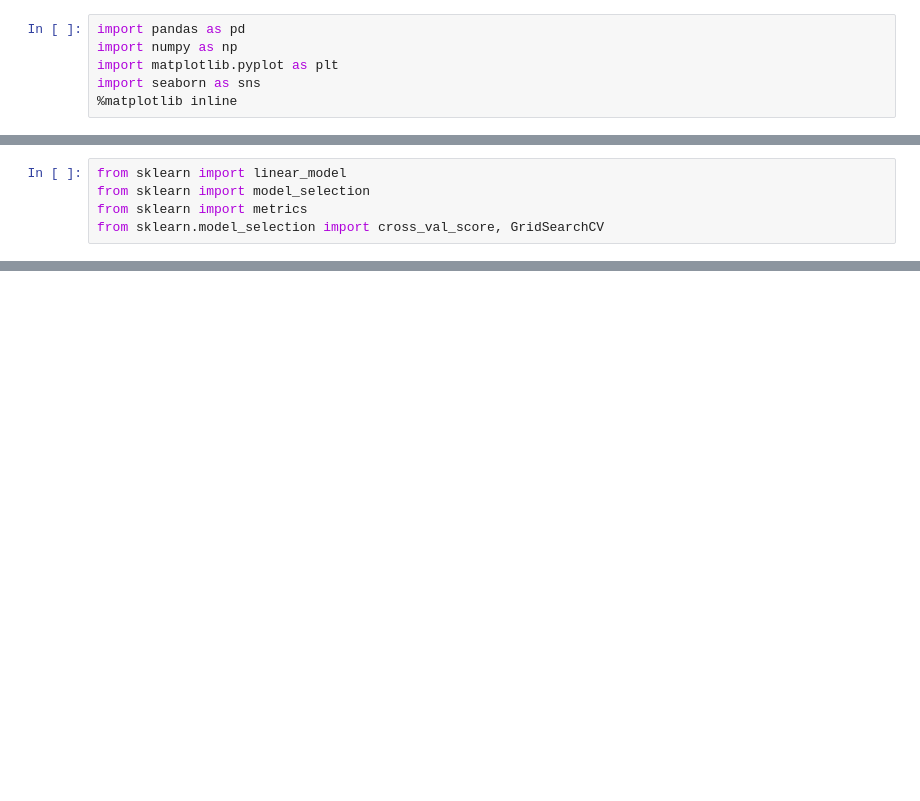
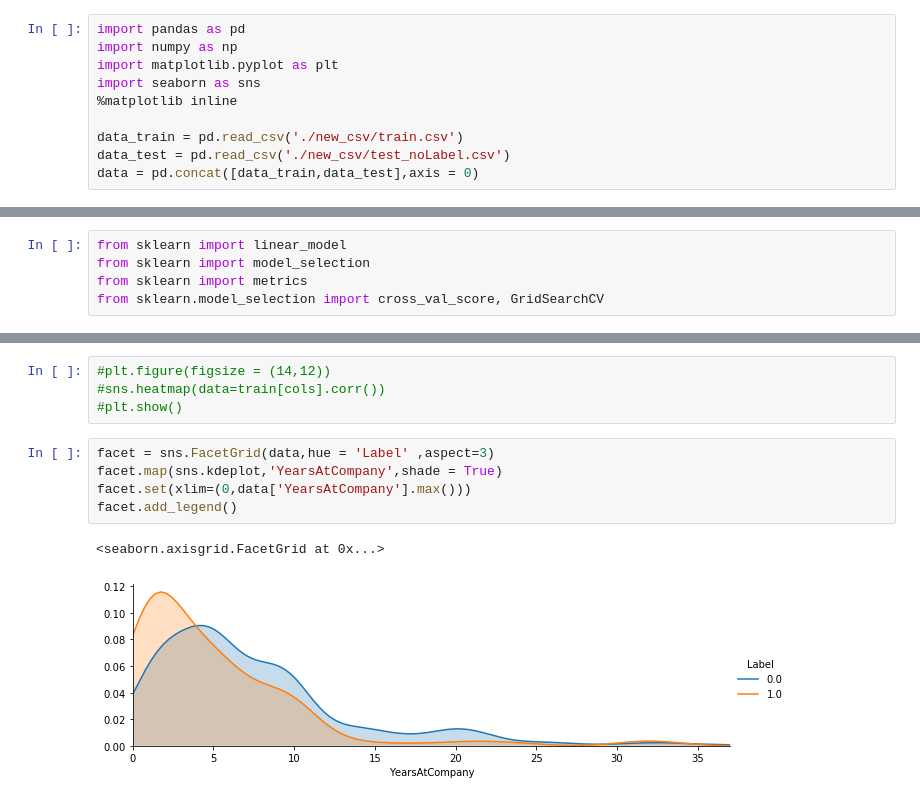
Before and after one commit to LottWong/employee_drop_job_analizy, a Jupyter notebook: data-analysis-new.ipynb, the cells around one changed output, grey strips where cells are left out. Drawn from its saved outputs; the diff is of its cells as text; blank space fills up the shorter version.

```diff
--- a/data-analysis-new.ipynb
+++ b/data-analysis-new.ipynb
@@ -4,3 +4,7 @@ import numpy as np
 import matplotlib.pyplot as plt
 import seaborn as sns
 %matplotlib inline
+
+data_train = pd.read_csv('./new_csv/train.csv')
+data_test = pd.read_csv('./new_csv/test_noLabel.csv')
+data = pd.concat([data_train,data_test],axis = 0)
@@ -144,0 +41,12 @@ from sklearn.model_selection import cross_val_score, GridSearchCV
+# %%
+#plt.figure(figsize = (14,12))
+#sns.heatmap(data=train[cols].corr())
+#plt.show()
+# %%
+facet = sns.FacetGrid(data,hue = 'Label' ,aspect=3)
+facet.map(sns.kdeplot,'YearsAtCompany',shade = True)
+facet.set(xlim=(0,data['YearsAtCompany'].max()))
+facet.add_legend()
+# %% [output]
+<seaborn.axisgrid.FacetGrid at 0x...>
+[figure, added]
```
Also changed, not shown: parts of 31 cells of this notebook, 3 other files.
